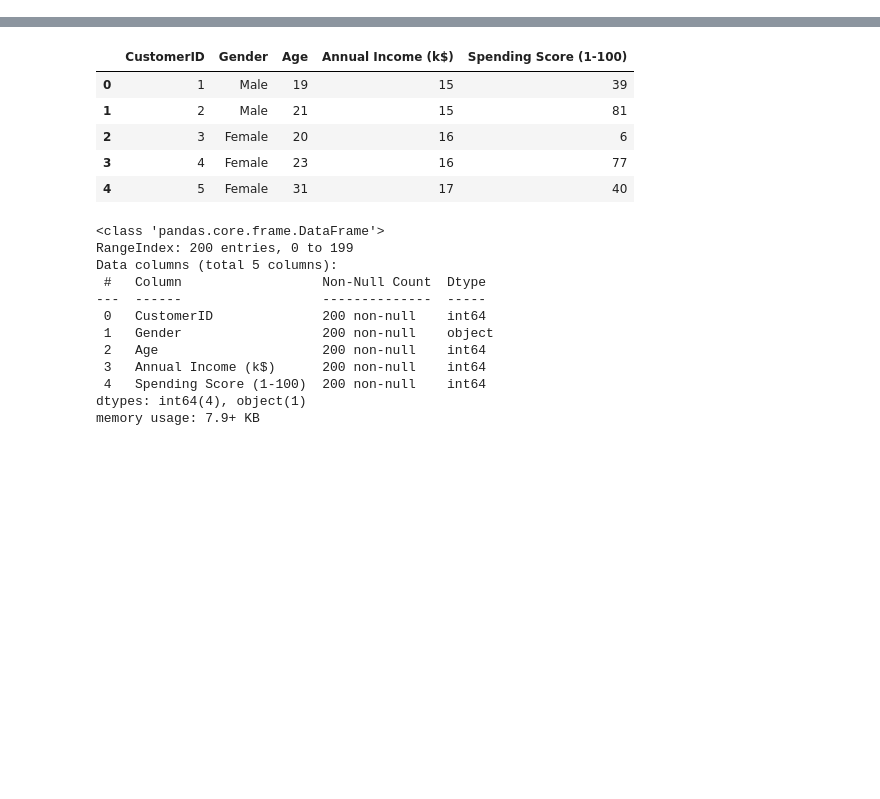
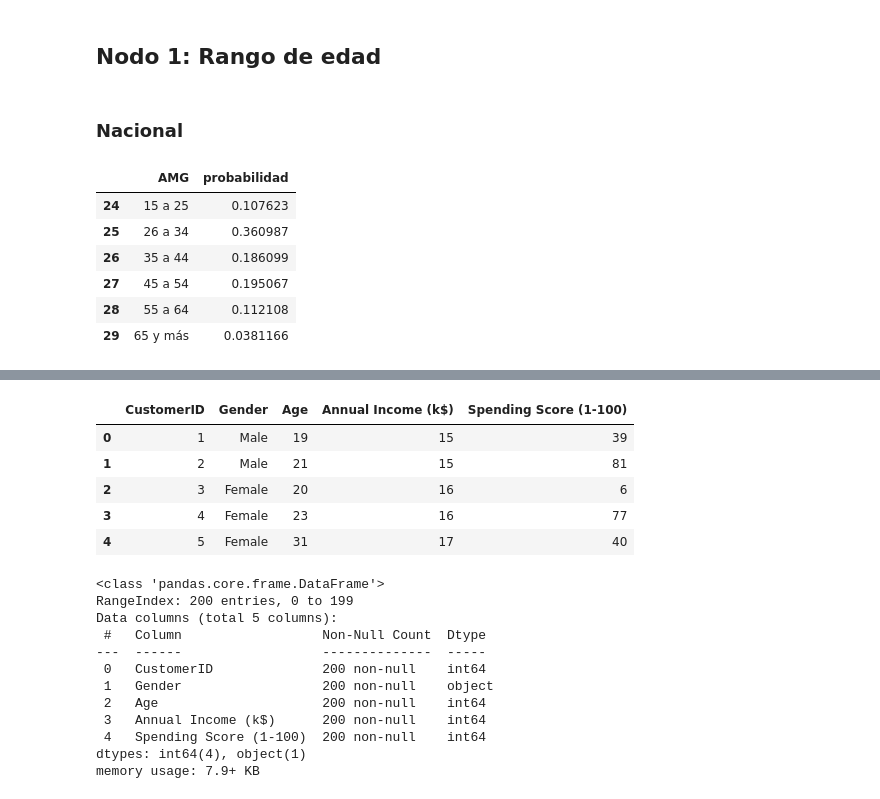
Before and after one commit to ariadnagalindom/Proyecto_GIMontoya_ADGalindo, a Jupyter notebook: PRoyecto_GIMontoya_ADGalindo.ipynb, the cells around one changed output, grey strips where cells are left out. Drawn from its saved outputs; the diff is of its cells as text; code cells hidden in the pictures; blank space fills up the shorter version.

```diff
--- a/PRoyecto_GIMontoya_ADGalindo.ipynb
+++ b/PRoyecto_GIMontoya_ADGalindo.ipynb
@@ -90,0 +237,14 @@ def kde_statsmodels_m2(x, bandwidth=0.2, **kwargs):
+# %% [markdown]
+## Nodo 1: Rango de edad
+# %% [markdown]
+### Nacional
+# %%
+nac_edad
+# %% [output]
+|  | AMG | probabilidad |
+| 24 | 15 a 25 | 0.107623 |
+| 25 | 26 a 34 | 0.360987 |
+| 26 | 35 a 44 | 0.186099 |
+| 27 | 45 a 54 | 0.195067 |
+| 28 | 55 a 64 | 0.112108 |
+| 29 | 65 y más | 0.0381166 |
```
Also changed, not shown: parts of 53 cells of this notebook.
